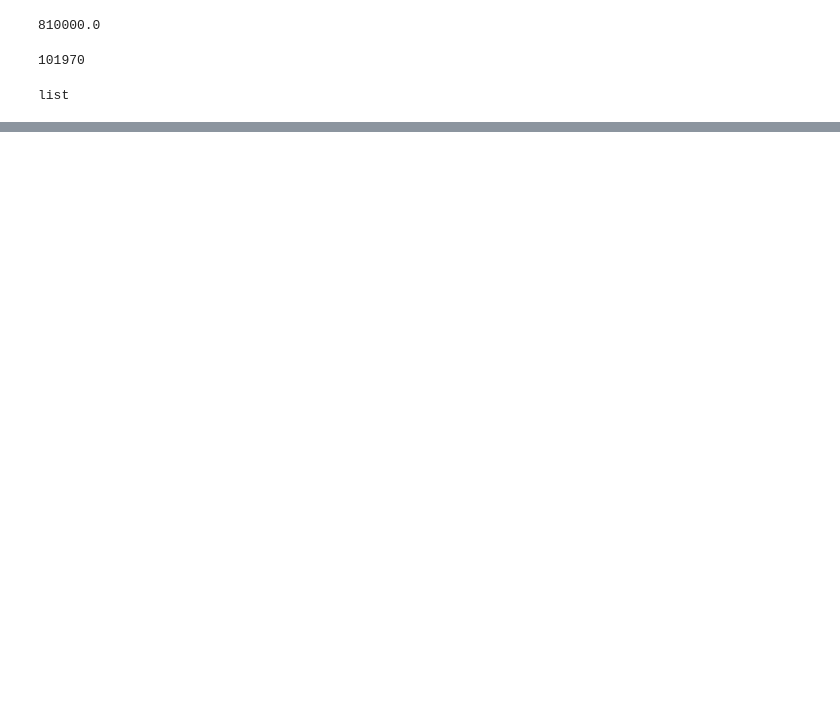
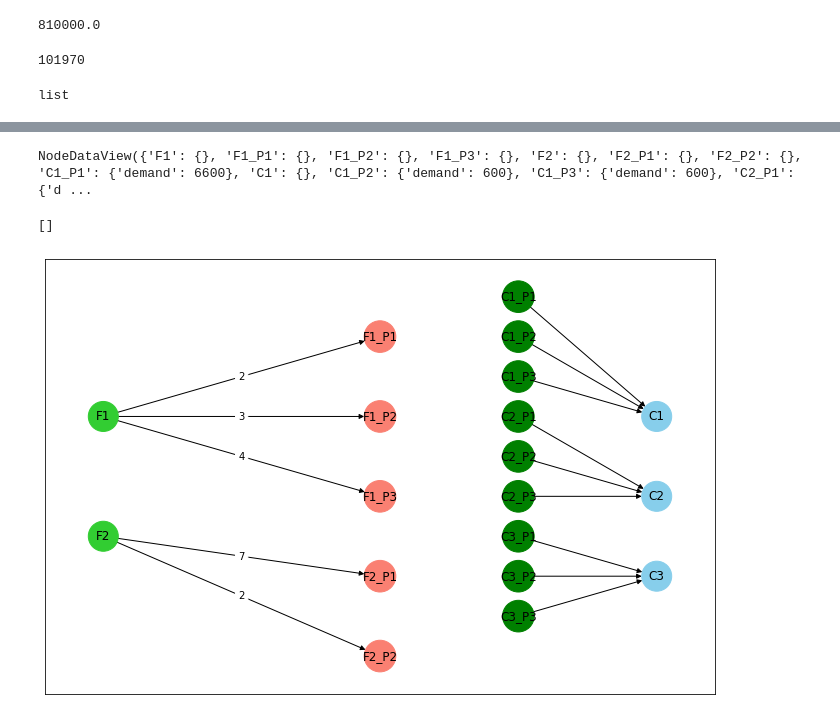
Before and after one commit to Xalt8/Intelligent_Computing_SC, a Jupyter notebook: generate_particles.ipynb, the cells around one changed output, grey strips where cells are left out. Cells and saved outputs as stored; diff of their text form; code cells hidden in the pictures; blank space fills up the shorter version.

```diff
--- a/generate_particles.ipynb
+++ b/generate_particles.ipynb
@@ -78,0 +138,3 @@ array([6600., 5500., 6600., 5500., 6600., 5500., 3000.,    0.,    0.,
+# %%
+# Get edge labels for plotting
+edge_att = nx.get_edge_attributes(G, 'quantity')
@@ -78,0 +210,41 @@ array([6600., 5500., 6600., 5500., 6600., 5500., 3000.,    0.,    0.,
+# %%
+G.nodes(data=True)
+# %% [output]
+NodeDataView({'F1': {}, 'F1_P1': {}, 'F1_P2': {}, 'F1_P3': {}, 'F2': {}, 'F2_P1': {}, 'F2_P2': {}, 'C1_P1': {'demand': 6600}, 'C1': {}, 'C1_P2': {'demand': 600}, 'C1_P3': {'demand': 600}, 'C2_P1': {'d ...
+# %%
+[suc for suc in  G.successors('F1_P1')]
+# %% [output]
+[]
+# %%
+#Node positions on graph
+sc_pos = {'F1': (1, 7), 'F2': (1, 4),
+            'F1_P1':(5,9),'F1_P2':(5,7), 'F1_P3':(5,5),'F2_P1':(5,3),'F2_P2':(5,1),
+            'C1_P1':(7,10), 'C1_P2':(7,9), 'C1_P3':(7,8), 'C2_P1':(7,7), 'C2_P2':(7,6), 'C2_P3':(7,5), 'C3_P1':(7,4), 'C3_P2':(7,3), 'C3_P3':(7,2),
+            'C1': (9,7), 'C2': (9,5), 'C3': (9,3)}
+# %%
+# Size the nodes
+val_map_size = {
+        'F1':900,'F2':900,
+        'C1':900,'C2':900,'C3':900,
+        'F1_P1':1000,'F1_P2':1000,'F1_P3':1000, 'F2_P1':1000, 'F2_P2':1000,
+        'C1_P1':1000, 'C1_P2':1000, 'C1_P3':1000, 'C2_P1':1000, 'C2_P2':1000, 'C2_P3':1000, 'C3_P1':1000, 'C3_P2':1000, 'C3_P3':1000}
+size = [val_map_size.get(node_col,'black') for node_col in G.nodes()]
+# %%
+# Color the nodes
+val_map = {
+        'F1':'limegreen','F2':'limegreen',
+        'C1':'skyblue','C2':'skyblue','C3':'skyblue',
+        'F1_P1':'salmon','F1_P2':'salmon','F1_P3':'salmon', 'F2_P1':'salmon', 'F2_P2':'salmon',
+        'C1_P1':'green', 'C1_P2':'green', 'C1_P3':'green', 'C2_P1':'green', 'C2_P2':'green', 'C2_P3':'green', 'C3_P1':'green', 'C3_P2':'green', 'C3_P3':'green'}
+
+col = [val_map.get(node_col,'black') for node_col in G.nodes()]
+# %%
+# Draw graph
+fig, ax = plt.subplots(figsize=(12,8))
+nx.draw_networkx(G, node_size = size, pos=sc_pos, node_color= col, arrows=True)
+nx.draw_networkx_edge_labels(G, pos=sc_pos, edge_labels=edge_att, rotate=False)
+# ax.set_xlim(0,1)
+# ax.set_ylim(0,1)
+plt.show()
+# %% [output]
+[figure, added]
```
Also changed, not shown: parts of 34 cells of this notebook, 10 other files.
